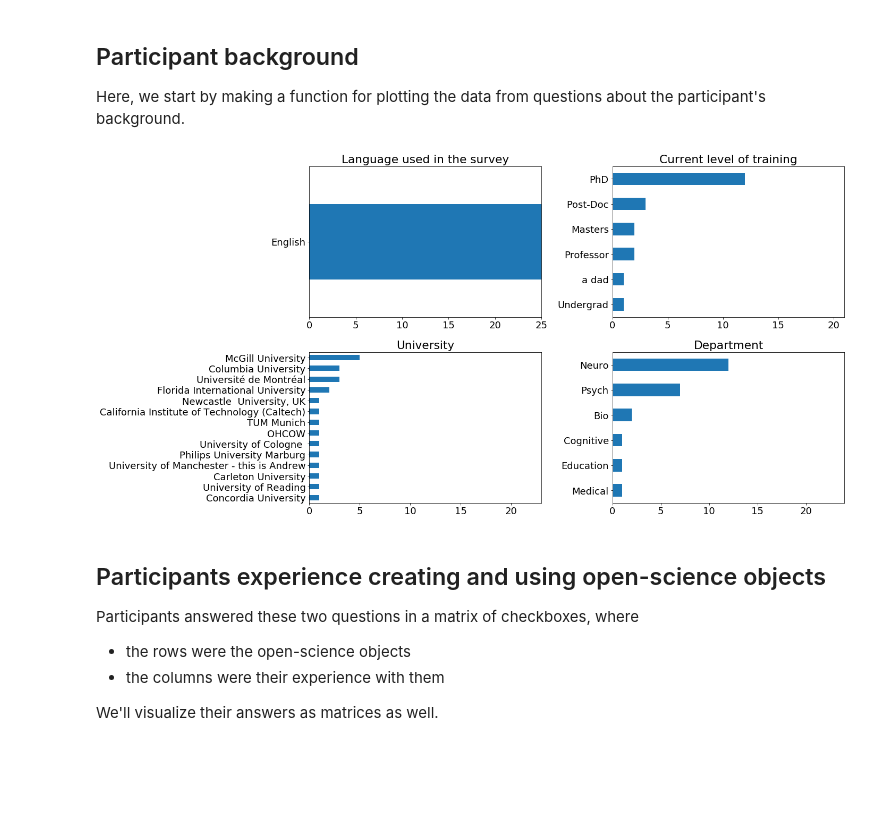
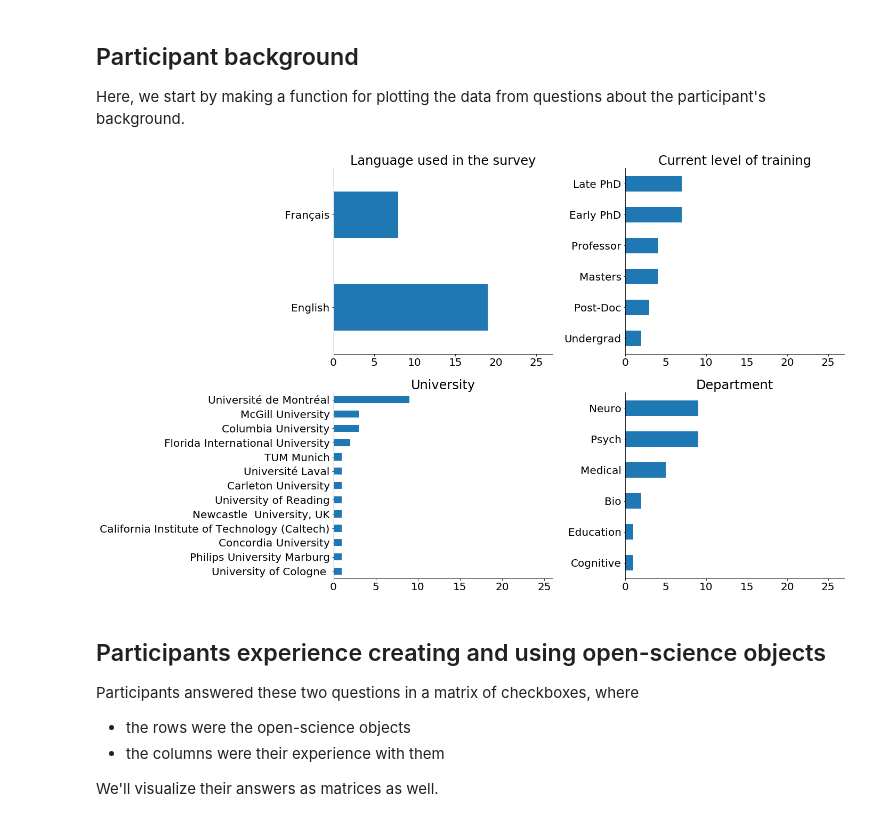
Before and after one commit to koudyk/OSOH_old, a Jupyter notebook: survey/analysis.ipynb, the cells around one changed output. Saved outputs shown, nothing was run; the diff lists cells and outputs as text; code cells hidden in the pictures; blank space fills up the shorter version.

```diff
--- a/survey/analysis.ipynb
+++ b/survey/analysis.ipynb
@@ -30,9 +30,9 @@ If you scroll to the right, you can read all of the questions in the survey and
 survey = pd.read_csv("Doing Open Science in Grad School.csv",
                      dtype=str)
 ##########################################
-# non_pilot_data = np.arange(7, len(survey))
-# survey = survey.iloc[non_pilot_data]
-# survey.reset_index(drop=True, inplace=True)
+non_pilot_data = np.arange(7, len(survey))
+survey = survey.iloc[non_pilot_data]
+survey.reset_index(drop=True, inplace=True)
 print("We have %d responses" % len(survey))
 
 pd.set_option('display.max_columns', None)
@@ -73,8 +73,8 @@ for col in list(cols.index):
     df[col] = survey[en].fillna(survey[fr])
 
 ################################
-df["language"] = df["language"].fillna("English")
-df = df[df["language"] == "English"]
+# df["language"] = df["language"].fillna("English")
+# df = df[df["language"] == "English"]
 
 
 df.head(1)
@@ -98,10 +98,12 @@ uni_regexs = {
     "Columbia University": "[Cc]olumbia",
 }
 
+
 level_regexs = {
     "Undergrad": "[Uu]ndergrad|bac",
     "Masters": "[Mm]aster|[Mm]aitrise",
-    "PhD": "[Pp]h[Dd]|[Dd]octora",
+    "Early PhD": "student|début",
+    "Late PhD": "[Cc]andida",
     "Post-Doc": "([Pp]ost)([Dd]oc)",
     "Professor": "[Pp]rof",
 }
@@ -134,7 +136,7 @@ Now we'll visualize the answers.
 ## Participant background
 Here, we start by making a function for plotting the data from questions about the participant's background.
 # %%
-matplotlib.rcParams.update({"font.size": 18})
+matplotlib.rcParams.update({"font.size": 20})
 df_cleaned = copy.deepcopy(df)
 
 def plot_categorical_column(
@@ -158,43 +160,52 @@ def plot_categorical_column(
     column.value_counts(normalize=False).sort_values().plot(kind=plot_kind, ax=ax)
     ax.set_title(title)
     ax.set_xlim((0, len(column)))
+    ax.spines['right'].set_visible(False)
+    ax.spines['top'].set_visible(False)
     return
 # %%
-fig, axs = plt.subplots(2, 2, figsize=(20,10))
+fig, axs = plt.subplots(2, 2, figsize=(20,12))
 
 df["language"].value_counts().plot(
     kind="barh", title="Language used in the survey", ax=axs[0, 0]
 )
 axs[0, 0].set_xlim((0, len(df)))
+axs[0, 0].spines['right'].set_visible(False)
+axs[0, 0].spines['top'].set_visible(False)
 
 plot_categorical_column(
     df["level"],
     level_regexs,
     ax=axs[0, 1],
     title="Current level of training",
     plot_kind="barh",
 )
 
+# montreal_unis = [
+#     "McGill University",
+#     "Concordia University",
+#     "Université de Montréal",
+# ]
 plot_categorical_column(
     df["university"],
     uni_regexs,
     ax=axs[1, 0],
     title="University",
     plot_kind="barh",
 )
 
 plot_categorical_column(
     df["department"],
     dept_regexs,
     ax=axs[1, 1],
     title="Department",
     plot_kind="barh",
 )
 
 plt.tight_layout()
 plt.savefig('figures/participants_background.png', bbox_inches="tight")
 # %% [output]
-[figure, old version]
+[figure, new version]
 # %% [markdown]
 ## Participants experience creating and using open-science objects
 Participants answered these two questions in a matrix of checkboxes, where
```
Also changed, not shown: parts of 16 cells of this notebook, 1 other file.
